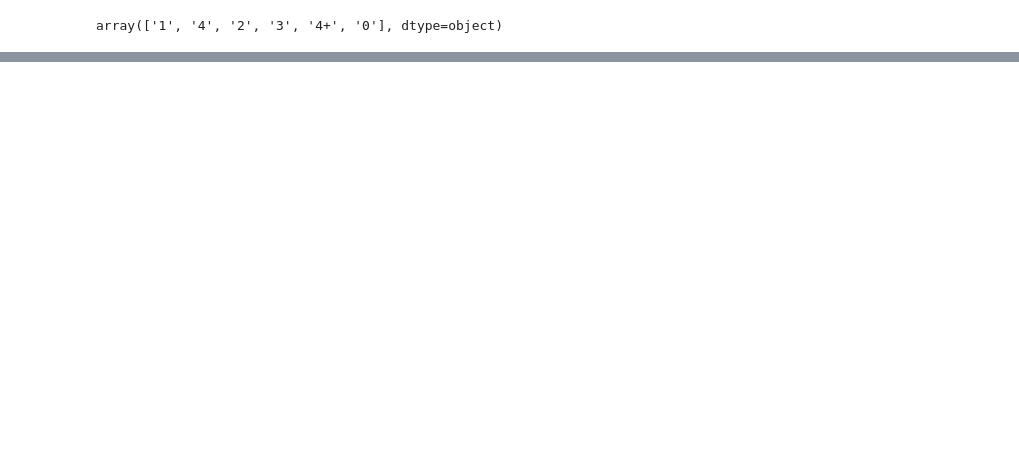
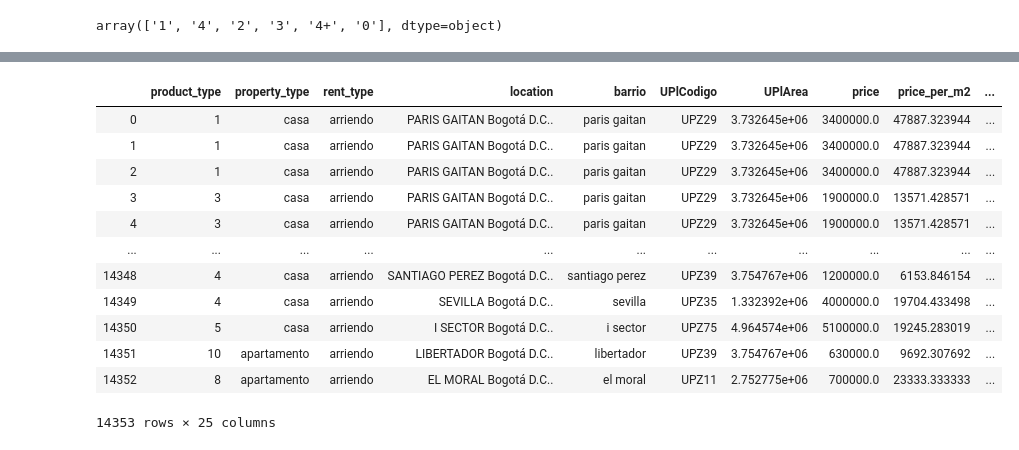
Before and after one commit to kurtwalsen/MA6202-Tarea-1, a Jupyter notebook: tarea1.ipynb, the cells around one changed output, grey strips where cells are left out. Drawn from its saved outputs; the diff is of its cells as text; code cells hidden in the pictures; blank space fills up the shorter version.

Commit message:
Se agregan cambios realizados por el grupo durante el dia, falta ver warning en P1.3

```diff
--- a/tarea1.ipynb
+++ b/tarea1.ipynb
@@ -402,0 +594,36 @@ df
+# %%
+'''Notamos que 'pro_location' presenta una gama más amplia de barrios sobre los
+cuales poder cruzar la data. En base a esto, haremos un cruce entre df y
+asignacion_upz.
+'''
+# Se realiza un merge 'outer' para determinar cuántos no tienen código upz
+df_merged = pd.merge(df,upz,left_on='barrio',right_on='pro_location',
+                     how='outer',indicator='ind')
+
+barrios_upz = df_merged[df_merged['ind']=='right_only']['UPlNombre'].nunique()
+obs_sin = len(df_merged[df_merged['ind']=='left_only'])
+print('Barrios con código UPZ que no están en df: '+str(barrios_upz))
+print('Observaciones sin código UPZ: '+str(obs_sin))
+print('Barrios sin código UPZ: '+str(df_merged[df_merged['ind']=='left_only'].barrio.nunique()))
+porc = int(100*len(df_merged[df_merged['ind']=='both'])/len(df))
+print('El {}% de las observaciones tienen código UPZ'.format(porc))
+
+'''Notamos que existen 13 barrios de la data upz los cuales no
+aparecen en nuestro df, ésto se quizás a que no existen publicaciones de
+arriendo/venta de propiedades pertenecientes a tales barrios.
+Además, se observa que 1946 registros pertenecen a barrios los cuales no se
+les puede adjuntar un código UPZ. De éstos notamos que la cantidad única de
+barrios corresponde a 176. Además, un 88% de las observaciones en df poseen
+un código UPZ.
+'''
+
+# Se define el nuevo df
+df = df_merged[df_merged['ind']=='both'].drop(columns=['UPlTipo','UPlNombre','ind','pro_location'])
+df.reset_index(drop=True)
+
+# Fijamos las columnas en df.
+cols = ['product_type','property_type', 'rent_type', 'location','barrio','UPlCodigo',
+        'UPlArea', 'price','price_per_m2','surface', 'n_rooms', 'n_bath',
+        'n_garajes', 'details', 'url', 'metrocuadrado_index', 'furnished']
+
+df = df[cols]
@@ -402,0 +646,4 @@ df
+# %%
+# Cargamos la data asociada a estadisticas_poblacion.csv
+stats_pob=pd.read_csv('./data/estadisticas_upz/estadisticas_poblacion.csv')
+stats_pob
@@ -402,0 +686,19 @@ df
+# %%
+# Rescatamos solo las columnas relevantes
+stats_pob.drop(columns=['Unnamed: 0','nomupz'],inplace=True)
+df_merged = pd.merge(df,stats_pob,left_on='UPlCodigo',right_on='upz',how='left')
+df_merged
+# %% [output]
+|  | product_type | property_type | rent_type | location | barrio | UPlCodigo | UPlArea | price | price_per_m2 | ... |
+| 0 | 1 | casa | arriendo | PARIS GAITAN Bogotá D.C.. | paris gaitan | UPZ29 | 3.732645e+06 | 3400000.0 | 47887.323944 | ... |
+| 1 | 1 | casa | arriendo | PARIS GAITAN Bogotá D.C.. | paris gaitan | UPZ29 | 3.732645e+06 | 3400000.0 | 47887.323944 | ... |
+| 2 | 1 | casa | arriendo | PARIS GAITAN Bogotá D.C.. | paris gaitan | UPZ29 | 3.732645e+06 | 3400000.0 | 47887.323944 | ... |
+| 3 | 3 | casa | arriendo | PARIS GAITAN Bogotá D.C.. | paris gaitan | UPZ29 | 3.732645e+06 | 1900000.0 | 13571.428571 | ... |
+| 4 | 3 | casa | arriendo | PARIS GAITAN Bogotá D.C.. | paris gaitan | UPZ29 | 3.732645e+06 | 1900000.0 | 13571.428571 | ... |
+| ... | ... | ... | ... | ... | ... | ... | ... | ... | ... | ... |
+| 14348 | 4 | casa | arriendo | SANTIAGO PEREZ Bogotá D.C.. | santiago perez | UPZ39 | 3.754767e+06 | 1200000.0 | 6153.846154 | ... |
+| 14349 | 4 | casa | arriendo | SEVILLA Bogotá D.C.. | sevilla | UPZ35 | 1.332392e+06 | 4000000.0 | 19704.433498 | ... |
+| 14350 | 5 | casa | arriendo | I SECTOR Bogotá D.C.. | i sector | UPZ75 | 4.964574e+06 | 5100000.0 | 19245.283019 | ... |
+| 14351 | 10 | apartamento | arriendo | LIBERTADOR Bogotá D.C.. | libertador | UPZ39 | 3.754767e+06 | 630000.0 | 9692.307692 | ... |
+| 14352 | 8 | apartamento | arriendo | EL MORAL Bogotá D.C.. | el moral | UPZ11 | 2.752775e+06 | 700000.0 | 23333.333333 | ... |
+14353 rows × 25 columns
```
Also changed, not shown: parts of 40 cells of this notebook.
